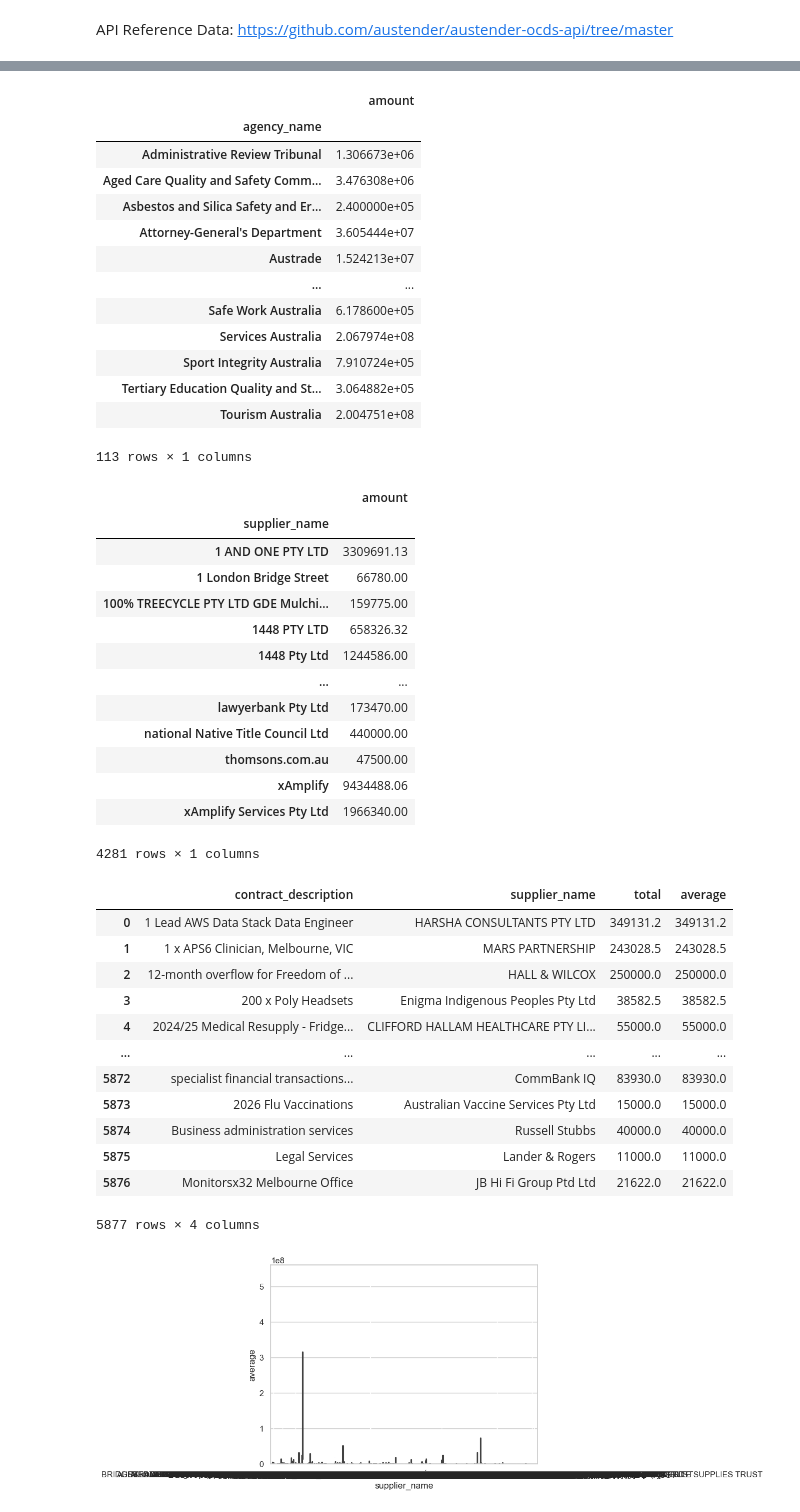
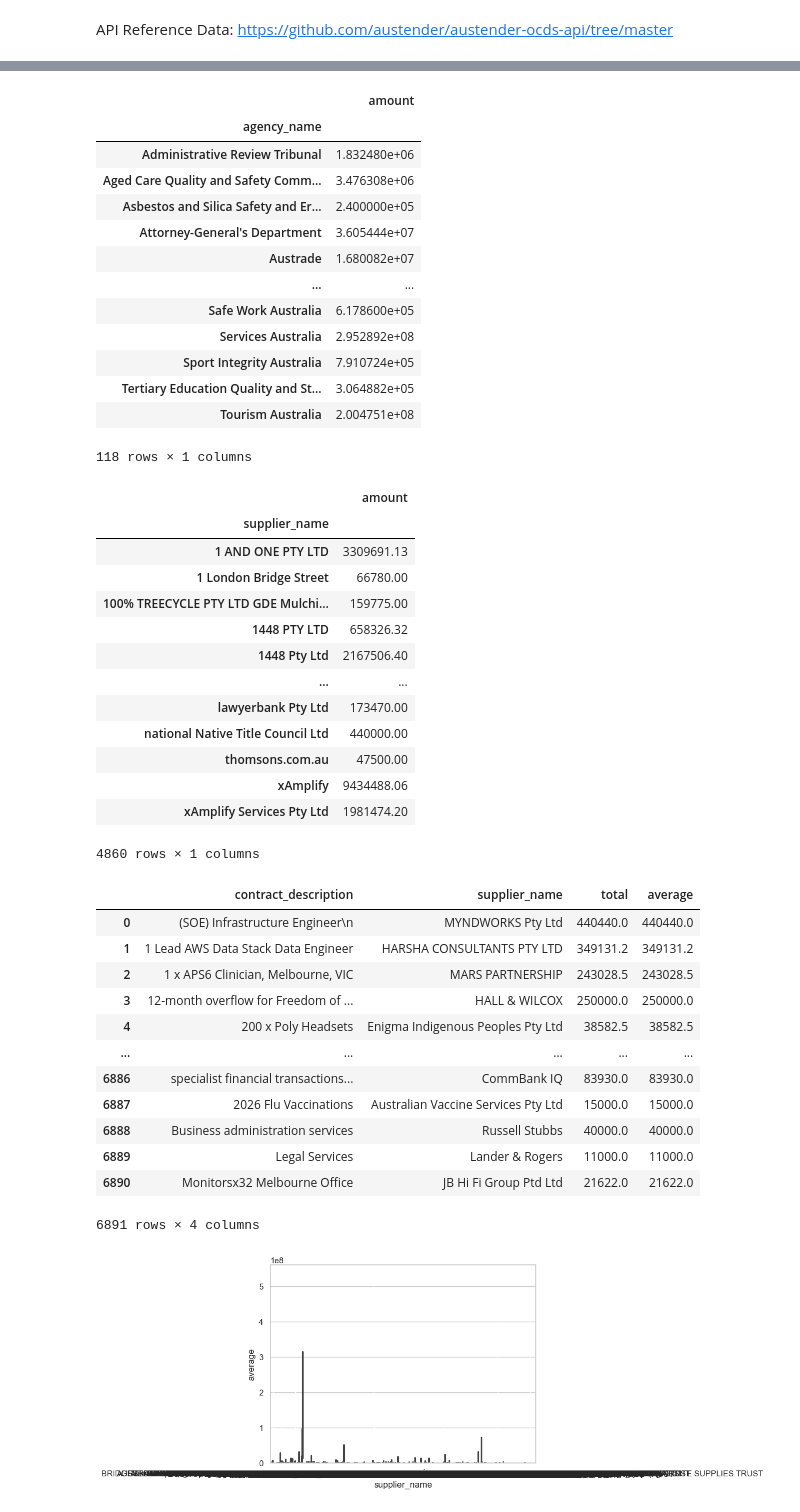
Before and after one commit to ShaunVN/Project_AusTender, a Jupyter notebook: src/source_code.ipynb, the cells around one changed output, grey strips where cells are left out. Saved outputs shown, nothing was run; the diff lists cells and outputs as text; code cells hidden in the pictures.

Commit message:
Groupings and visualisations

```diff
--- a/src/source_code.ipynb
+++ b/src/source_code.ipynb
@@ -7,19 +7,6 @@ Website to read Json Format: https://jsonformatter.curiousconcept.com/
 If json contains "next" under links. then this means the returned data from the API is not compelte. Another call needs to be made to the url in the next section to return the additional data, until there is no next section. Use this as a criteria to loop through and apply the function. ![image.png](attachment:image.png)
 # %% [markdown]
 API Reference Data: https://github.com/austender/austender-ocds-api/tree/master
-# %%
-#Extracting the data from the API
-
-import requests
-import json
-
-start_date = '2026-06-01T00:00:00Z'
-end_date = '2026-06-02T23:59:59Z'
-
-url = f'https://api.tenders.gov.au/ocds/findByDates/contractPublished/{start_date}/{end_date}'
-
-response = requests.get(url)
-data = response.json()
 # %%
 def read_austender_data(start,end):
     import requests
@@ -180,3 +138,24 @@ def pandas_data_frame(data_list):
     return df
+# %%
+#If there are only 1 link then 'links' don't appear in the json
+
+pages = []
+
+begin_period = '2026-06-01T00:00:00Z'
+end_period = '2026-07-08T23:59:59Z'
+
+
+current = read_austender_data(begin_period,end_period)
+
+while True:
+    pages.append(current)
+
+    links = current.get('links',{})
+    next_url = links.get('next')
+
+    if not next_url:
+        break
+
+    current = read_more_austender_data(next_url)
 # %%
-pandas_data_frame(pages)
+austrade_df = pandas_data_frame(pages)
@@ -362,23 +254,23 @@ df
 # %%
-agency_df = df.groupby('agency_name').agg({'amount':'sum'})
+agency_df = austrade_df.groupby('agency_name').agg({'amount':'sum'})
 agency_df
 # %% [output]
 |  | amount |
 | agency_name |  |
-| Administrative Review Tribunal | 1.306673e+06 |
+| Administrative Review Tribunal | 1.832480e+06 |
 | Aged Care Quality and Safety Comm... | 3.476308e+06 |
 | Asbestos and Silica Safety and Er... | 2.400000e+05 |
 | Attorney-General's Department | 3.605444e+07 |
-| Austrade | 1.524213e+07 |
+| Austrade | 1.680082e+07 |
 | ... | ... |
 | Safe Work Australia | 6.178600e+05 |
-| Services Australia | 2.067974e+08 |
+| Services Australia | 2.952892e+08 |
 | Sport Integrity Australia | 7.910724e+05 |
 | Tertiary Education Quality and St... | 3.064882e+05 |
 | Tourism Australia | 2.004751e+08 |
-113 rows × 1 columns
+118 rows × 1 columns
 # %%
-supplier_df = df.groupby('supplier_name').agg({'amount':'sum'})
+supplier_df = austrade_df.groupby('supplier_name').agg({'amount':'sum'})
 supplier_df
 # %% [output]
 |  | amount |
@@ -387,33 +279,33 @@ supplier_df
 | 1 London Bridge Street | 66780.00 |
 | 100% TREECYCLE PTY LTD GDE Mulchi... | 159775.00 |
 | 1448 PTY LTD | 658326.32 |
-| 1448 Pty Ltd | 1244586.00 |
+| 1448 Pty Ltd | 2167506.40 |
 | ... | ... |
 | lawyerbank Pty Ltd | 173470.00 |
 | national Native Title Council Ltd | 440000.00 |
 | thomsons.com.au | 47500.00 |
 | xAmplify | 9434488.06 |
-| xAmplify Services Pty Ltd | 1966340.00 |
+| xAmplify Services Pty Ltd | 1981474.20 |
-4281 rows × 1 columns
+4860 rows × 1 columns
 # %%
-category_df = df.groupby(['contract_description','supplier_name'], as_index=False).agg(
+category_df = austrade_df.groupby(['contract_description','supplier_name'], as_index=False).agg(
     total = ('amount','sum'),
     average = ('amount','mean'))
 category_df
 # %% [output]
 |  | contract_description | supplier_name | total | average |
-| 0 | 1 Lead AWS Data Stack Data Engineer | HARSHA CONSULTANTS PTY LTD | 349131.2 | 349131.2 |
-| 1 | 1 x APS6 Clinician, Melbourne, VIC | MARS PARTNERSHIP | 243028.5 | 243028.5 |
-| 2 | 12-month overflow for Freedom of ... | HALL & WILCOX | 250000.0 | 250000.0 |
-| 3 | 200 x Poly Headsets | Enigma Indigenous Peoples Pty Ltd | 38582.5 | 38582.5 |
-| 4 | 2024/25 Medical Resupply - Fridge... | CLIFFORD HALLAM HEALTHCARE PTY LI... | 55000.0 | 55000.0 |
+| 0 | (SOE) Infrastructure Engineer\n | MYNDWORKS Pty Ltd | 440440.0 | 440440.0 |
+| 1 | 1 Lead AWS Data Stack Data Engineer | HARSHA CONSULTANTS PTY LTD | 349131.2 | 349131.2 |
+| 2 | 1 x APS6 Clinician, Melbourne, VIC | MARS PARTNERSHIP | 243028.5 | 243028.5 |
+| 3 | 12-month overflow for Freedom of ... | HALL & WILCOX | 250000.0 | 250000.0 |
+| 4 | 200 x Poly Headsets | Enigma Indigenous Peoples Pty Ltd | 38582.5 | 38582.5 |
 | ... | ... | ... | ... | ... |
-| 5872 | specialist financial transactions... | CommBank IQ | 83930.0 | 83930.0 |
-| 5873 | 2026 Flu Vaccinations | Australian Vaccine Services Pty Ltd | 15000.0 | 15000.0 |
-| 5874 | Business administration services | Russell Stubbs | 40000.0 | 40000.0 |
-| 5875 | Legal Services | Lander & Rogers | 11000.0 | 11000.0 |
-| 5876 | Monitorsx32 Melbourne Office | JB Hi Fi Group Ptd Ltd | 21622.0 | 21622.0 |
+| 6886 | specialist financial transactions... | CommBank IQ | 83930.0 | 83930.0 |
+| 6887 | 2026 Flu Vaccinations | Australian Vaccine Services Pty Ltd | 15000.0 | 15000.0 |
+| 6888 | Business administration services | Russell Stubbs | 40000.0 | 40000.0 |
+| 6889 | Legal Services | Lander & Rogers | 11000.0 | 11000.0 |
+| 6890 | Monitorsx32 Melbourne Office | JB Hi Fi Group Ptd Ltd | 21622.0 | 21622.0 |
-5877 rows × 4 columns
+6891 rows × 4 columns
 # %%
 sns.barplot(data=category_df,x='supplier_name',y='average')
 plt.show()
```
Also changed, not shown: parts of 15 cells of this notebook.
